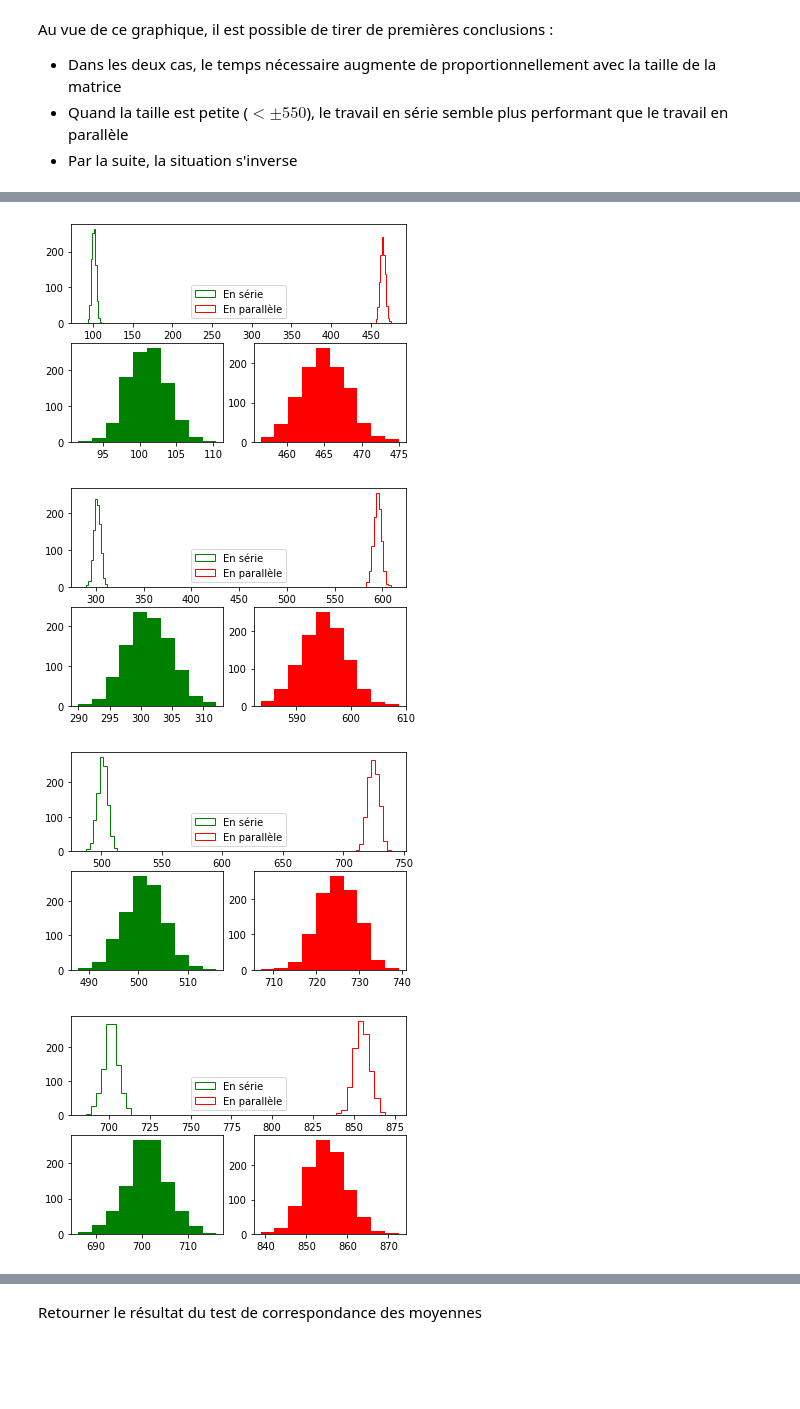
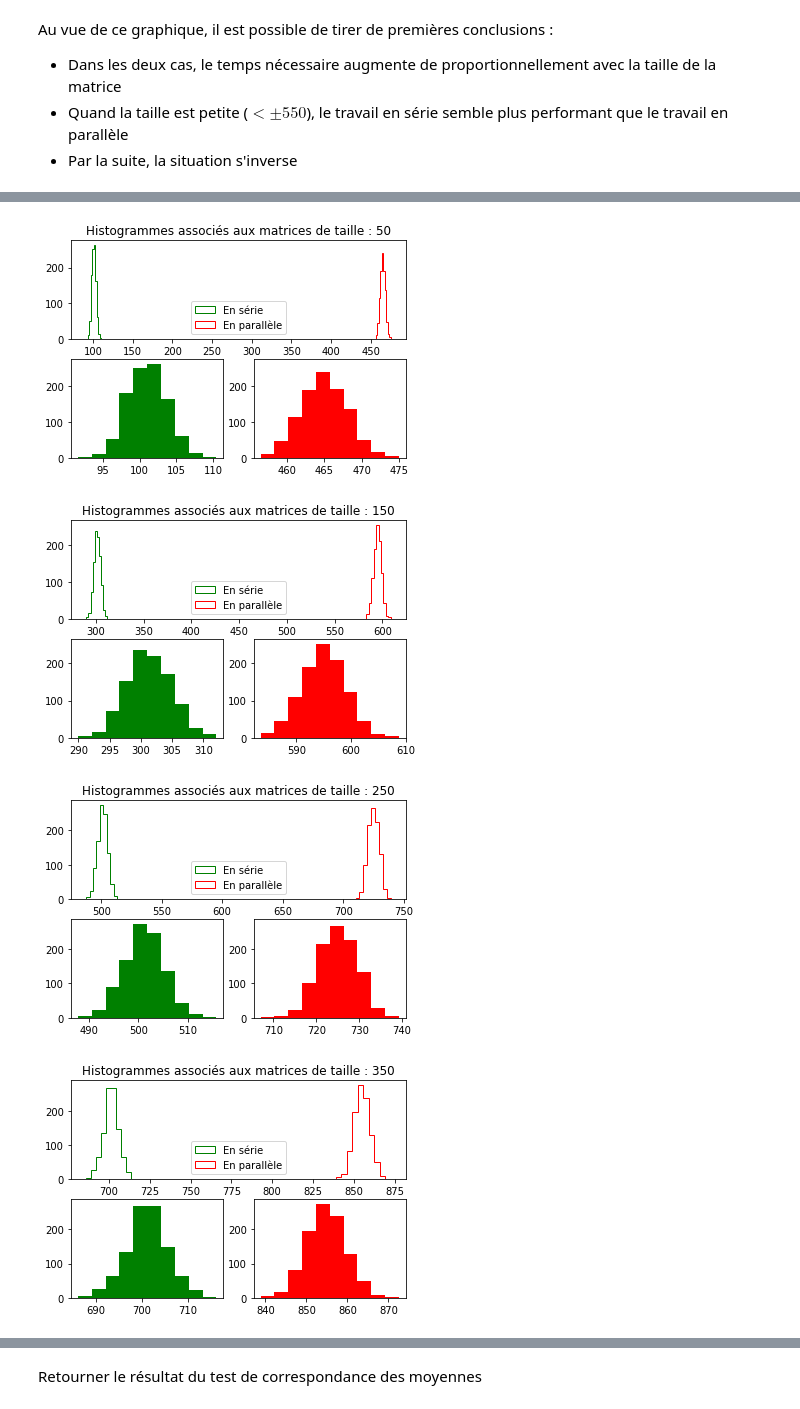
Before and after one commit to FlorianiL/projet, a Jupyter notebook: main.ipynb, the cells around one changed output, grey strips where cells are left out. Cells and saved outputs as stored; diff of their text form; code cells hidden in the pictures; blank space fills up the shorter version.

```diff
--- a/main.ipynb
+++ b/main.ipynb
@@ -86,29 +93,26 @@ Au vue de ce graphique, il est possible de tirer de premières conclusions :
 # %%
-
 def construct_histo(samples):
     for size, times in samples.items():
         serial = []
         parallel = []
         for t1, t2 in zip(times[0], times[1]):
             serial.append(t1)
             parallel.append(t2)
-        fig = plot.figure(constrained_layout=False)
-        gs1 = fig.add_gridspec(nrows=2, ncols=2)
-        up = fig.add_subplot(gs1[:-1, :])
-        down_left = fig.add_subplot(gs1[-1, :-1])
-        down_right = fig.add_subplot(gs1[-1, -1])
+        fig = plot.figure()
+        grid = fig.add_gridspec(nrows=2, ncols=2)
+        up = fig.add_subplot(grid[:-1, :])
+        down_left = fig.add_subplot(grid[-1, :-1])
+        down_right = fig.add_subplot(grid[-1, -1], sharey=down_left)
         up.hist(serial, color='green', label='En série', histtype='step')
         up.hist(parallel, color='red', label='En parallèle', histtype='step')
+        up.set_title('Histogrammes associés aux matrices de taille : ' + str(size))
         down_left.hist(serial, color='green')
         down_right.hist(parallel, color='red')
         up.legend()
-        fig.show()
-
-
 
 construct_histo(samples)
 # %% [output]
-[figure, old version]
+[figure, new version]
-[figure, old version]
+[figure, new version]
-[figure, old version]
+[figure, new version]
-[figure, old version]
+[figure, new version]
```
Also changed, not shown: parts of 15 cells of this notebook, 1 other file.
